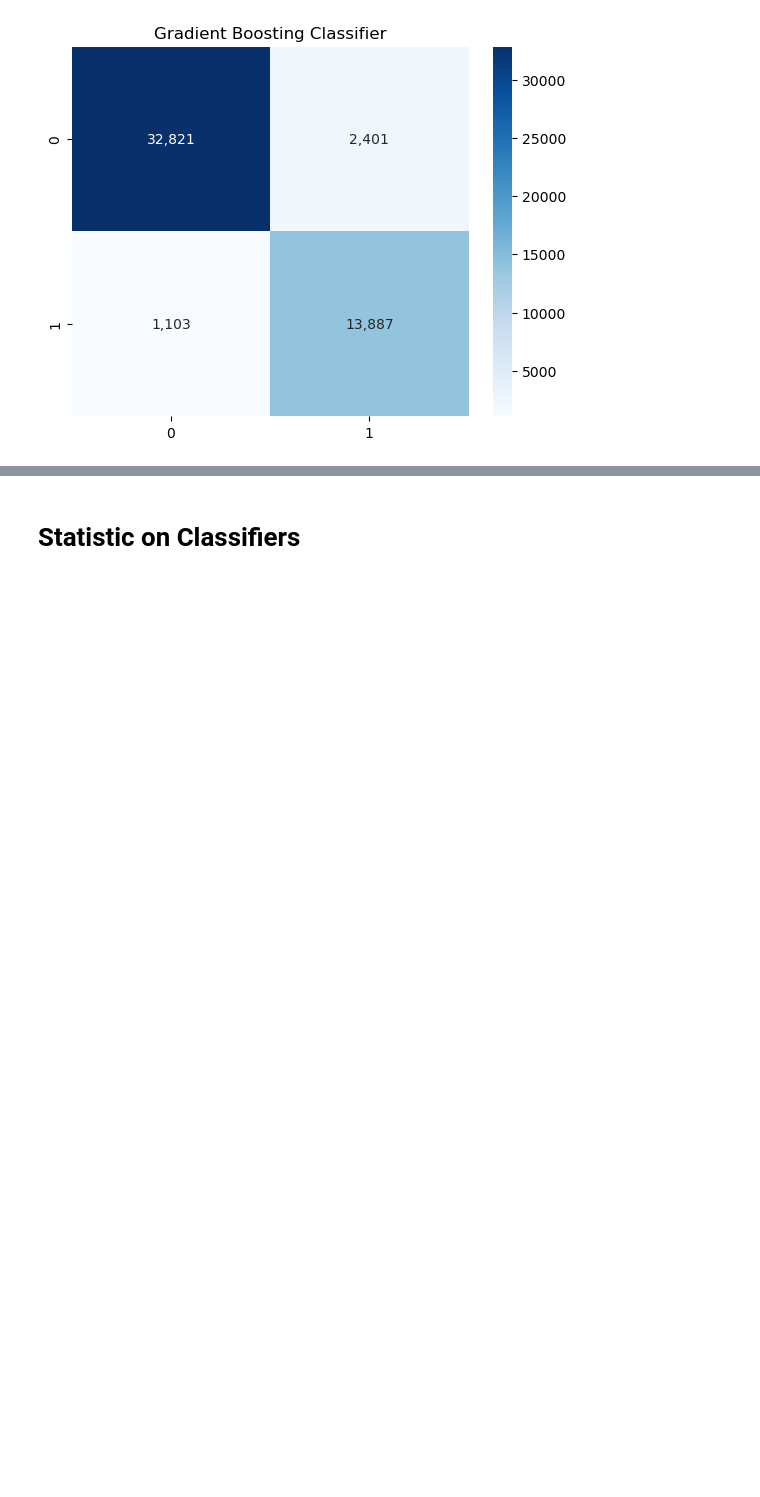
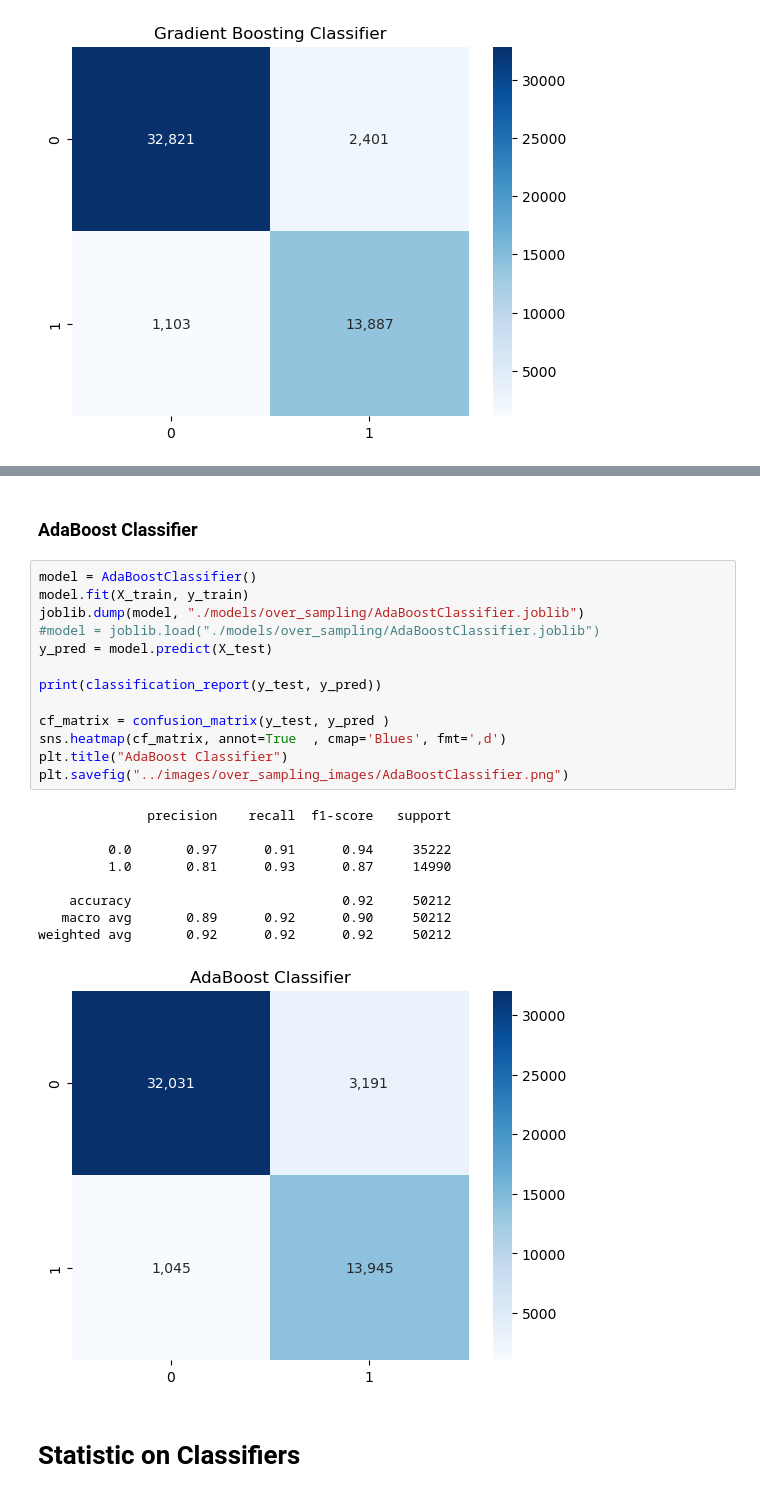
Before and after one commit to gianlucarea/weather-delay, a Jupyter notebook: code/04-over_sampling.ipynb, the cells around one changed output, grey strips where cells are left out. Cells and saved outputs as stored; diff of their text form; blank space fills up the shorter version.

```diff
--- a/code/04-over_sampling.ipynb
+++ b/code/04-over_sampling.ipynb
@@ -182,3 +207,28 @@ weighted avg       0.93      0.93      0.93     50212
+# %% [markdown]
+### AdaBoost Classifier
+# %%
+model = AdaBoostClassifier()
+model.fit(X_train, y_train)
+joblib.dump(model, "./models/over_sampling/AdaBoostClassifier.joblib")
+#model = joblib.load("./models/over_sampling/AdaBoostClassifier.joblib")
+y_pred = model.predict(X_test)
+
+print(classification_report(y_test, y_pred))
+
+cf_matrix = confusion_matrix(y_test, y_pred )
+sns.heatmap(cf_matrix, annot=True  , cmap='Blues', fmt=',d')
+plt.title("AdaBoost Classifier")
+plt.savefig("../images/over_sampling_images/AdaBoostClassifier.png")
+# %% [output]
+              precision    recall  f1-score   support
+
+         0.0       0.97      0.91      0.94     35222
+         1.0       0.81      0.93      0.87     14990
+
+    accuracy                           0.92     50212
+   macro avg       0.89      0.92      0.90     50212
+weighted avg       0.92      0.92      0.92     50212
+[figure, added]
 # %% [markdown]
 # Statistic on Classifiers
 # %%
```
Also changed, not shown: parts of 6 cells of this notebook, 7 other files.
